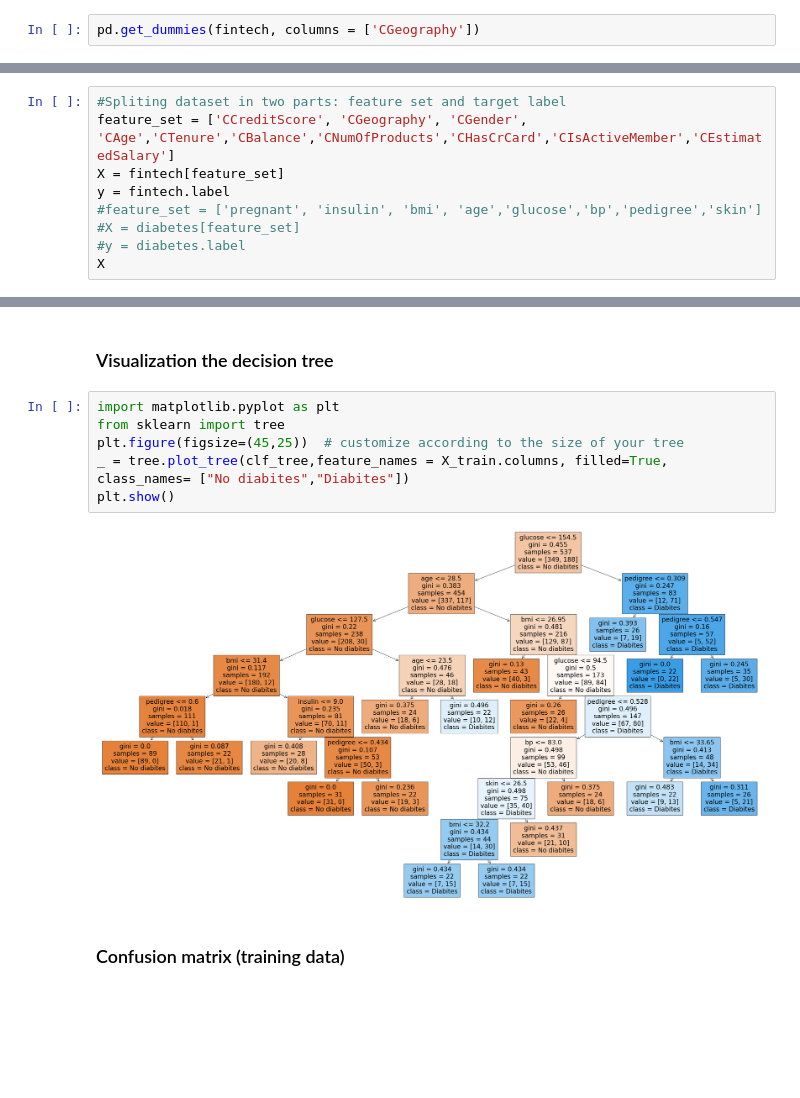
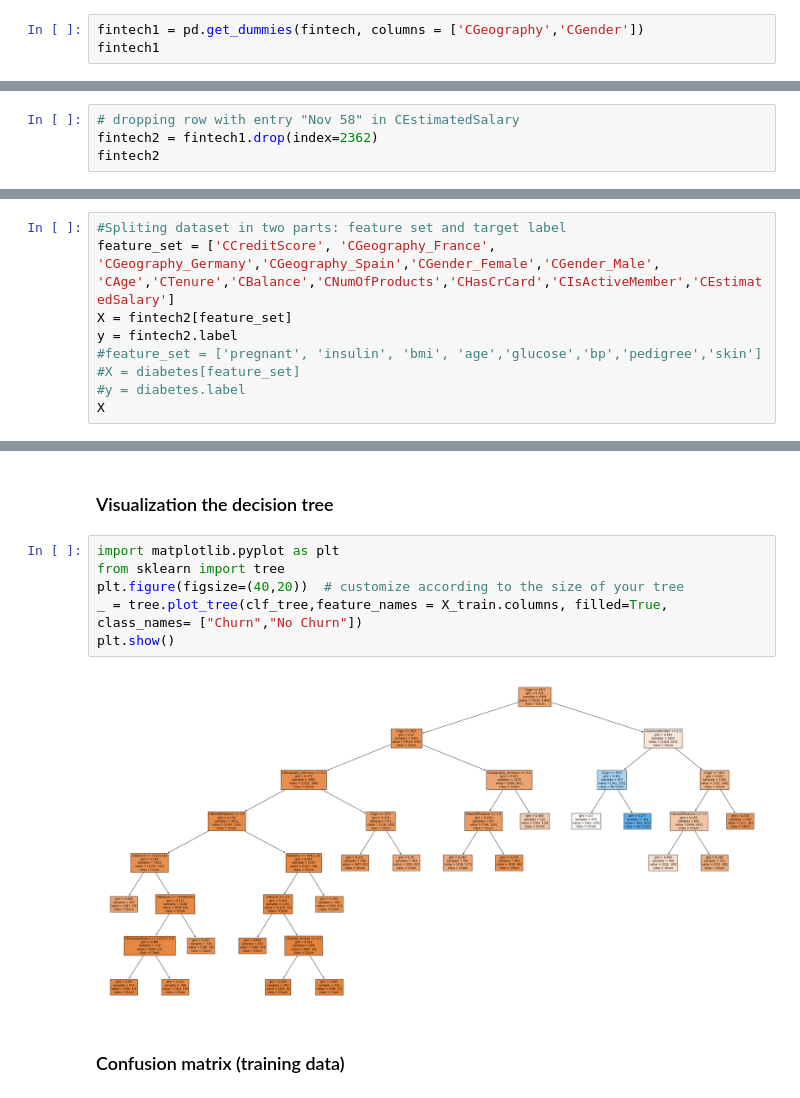
Before and after one commit to Ph1lippK/VAWI, a Jupyter notebook: Assignment_01_40402020250003.ipynb, the cells around one changed output, grey strips where cells are left out. Drawn from its saved outputs; the diff is of its cells as text; blank space fills up the shorter version.

```diff
--- a/Assignment_01_40402020250003.ipynb
+++ b/Assignment_01_40402020250003.ipynb
@@ -62,5 +62,6 @@ fintech.head()
 | 3 | 699 | France | Female | 39 | 1 | 0.00 | 2 | 0 | ... |
 | 4 | 850 | Spain | Female | 43 | 2 | 125510.82 | 1 | 1 | ... |
 # %%
-pd.get_dummies(fintech, columns = ['CGeography'])
+fintech1 = pd.get_dummies(fintech, columns = ['CGeography','CGender'])
+fintech1
 # %% [output]
@@ -79,0 +88,4 @@ pd.get_dummies(fintech, columns = ['CGeography'])
+# %%
+# dropping row with entry "Nov 58" in CEstimatedSalary
+fintech2 = fintech1.drop(index=2362)
+fintech2
@@ -94,9 +128,9 @@ label                 int64
 dtype: object
 # %%
 #Spliting dataset in two parts: feature set and target label
-feature_set = ['CCreditScore', 'CGeography', 'CGender', 'CAge','CTenure','CBalance','CNumOfProducts','CHasCrCard','CIsActiveMember','CEstimatedSalary']
-X = fintech[feature_set]
-y = fintech.label
+feature_set = ['CCreditScore', 'CGeography_France', 'CGeography_Germany','CGeography_Spain','CGender_Female','CGender_Male', 'CAge','CTenure','CBalance','CNumOfProducts','CHasCrCard','CIsActiveMember','CEstimatedSalary']
+X = fintech2[feature_set]
+y = fintech2.label
 #feature_set = ['pregnant', 'insulin', 'bmi', 'age','glucose','bp','pedigree','skin']
 #X = diabetes[feature_set]
 #y = diabetes.label
@@ -140,11 +172,11 @@ ValueError: could not convert string to float: 'Spain'
 # %%
 import matplotlib.pyplot as plt
 from sklearn import tree
-plt.figure(figsize=(45,25))  # customize according to the size of your tree
-_ = tree.plot_tree(clf_tree,feature_names = X_train.columns, filled=True, class_names= ["No diabites","Diabites"])
+plt.figure(figsize=(40,20))  # customize according to the size of your tree
+_ = tree.plot_tree(clf_tree,feature_names = X_train.columns, filled=True, class_names= ["Churn","No Churn"])
 plt.show()
 # %% [output]
-[figure, old version]
+[figure, new version]
 # %% [markdown]
 ### Confusion matrix (training data)
 # %%
```
Also changed, not shown: parts of 12 cells of this notebook.
